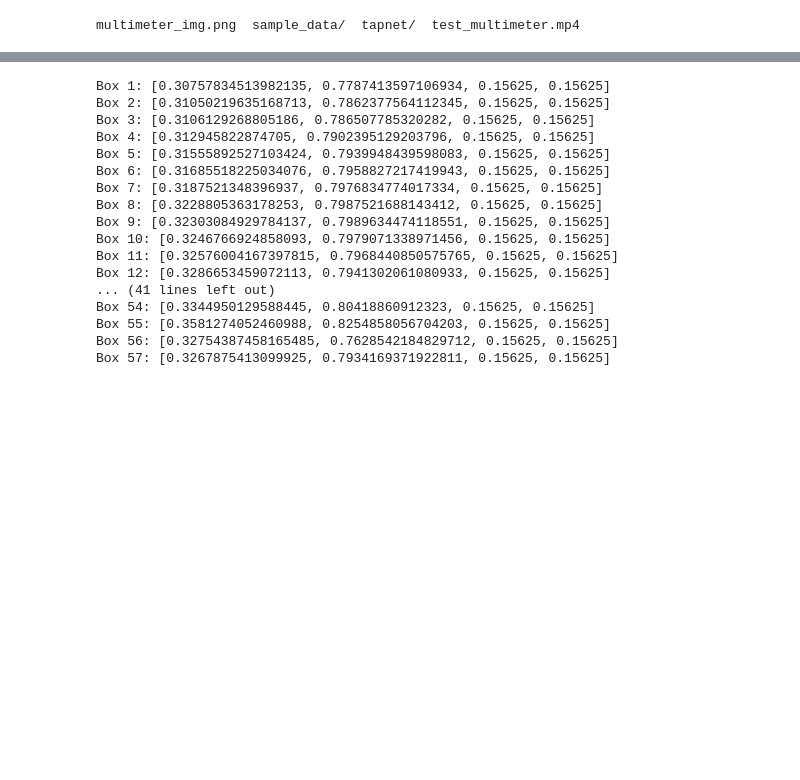
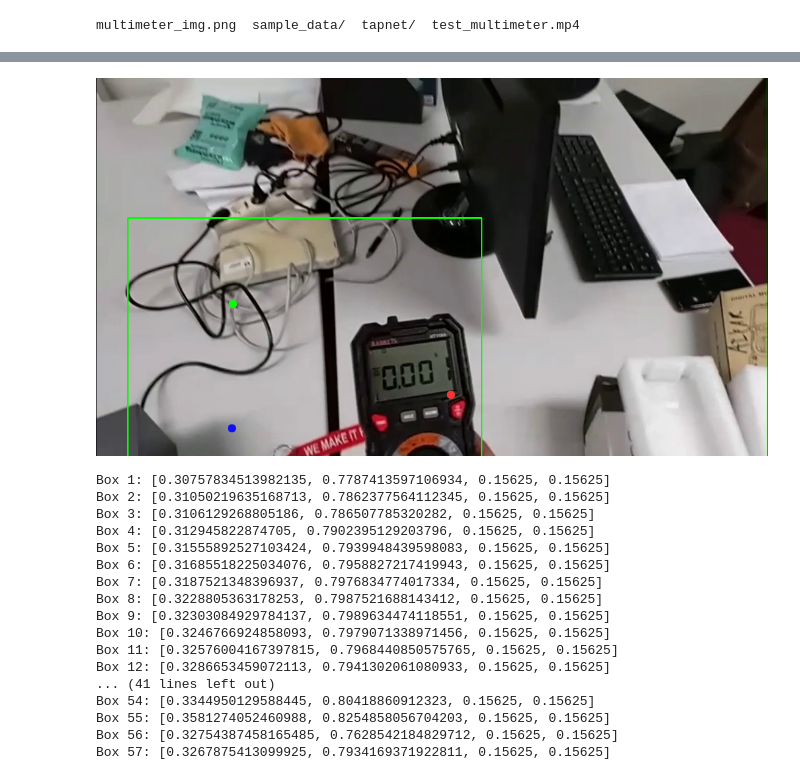
Before and after one commit to troveski/Tapir-the-tracker, a Jupyter notebook: Blink.ipynb, the cells around one changed output, grey strips where cells are left out. Saved outputs shown, nothing was run; the diff lists cells and outputs as text; code cells hidden in the pictures; blank space fills up the shorter version.

```diff
--- a/Blink.ipynb
+++ b/Blink.ipynb
@@ -485 +590,35 @@ video_viz = viz_utils.paint_point_track(video, tracks2, visibles)
+# %%
+# @title SOTA - Show the bounding box
+
+from google.colab.patches import cv2_imshow
+import cv2
+import numpy as np
+
+frame_index = 1  # Índice do frame desejado
+
+# Obter o frame específico do vídeo
+frame = np.array(video_viz[frame_index])
+
+# Obter as dimensões do frame
+altura, largura = frame.shape[:2]
+
+# Obter as coordenadas da bounding box para o frame desejado
+x, y, largura_bbox, altura_bbox = bounding_boxes[frame_index]
+
+# Calcular os pontos da bounding box
+x1 = int((x - largura_bbox / 2) * largura)
+y1 = int((y - altura_bbox / 2) * altura)
+x2 = int((x + largura_bbox / 2) * largura)
+y2 = int((y + altura_bbox / 2) * altura)
+
+# Desenhar a bounding box sobre o frame
+frame_com_bbox = cv2.rectangle(frame, (x1, y1), (x2, y2), (0, 255, 0), 2)  # Cor verde, espessura 2
+
+# Converter a imagem de BGR para RGB
+frame_rgb = cv2.cvtColor(frame_com_bbox, cv2.COLOR_BGR2RGB)
+
+# Mostrar o frame com a bounding box
+cv2_imshow(frame_rgb)
+# %% [output]
+[figure, added]
 # %%
```
Also changed, not shown: parts of 6 cells of this notebook.
